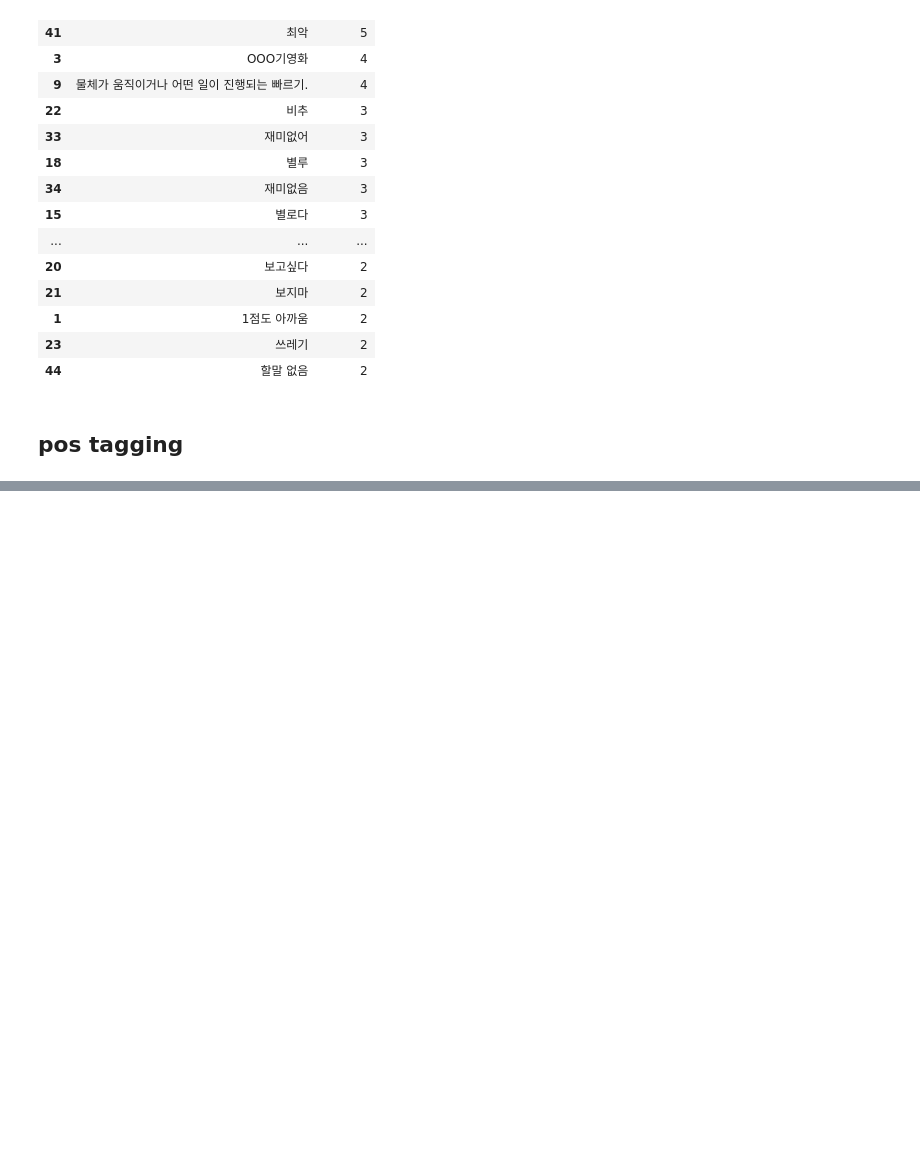
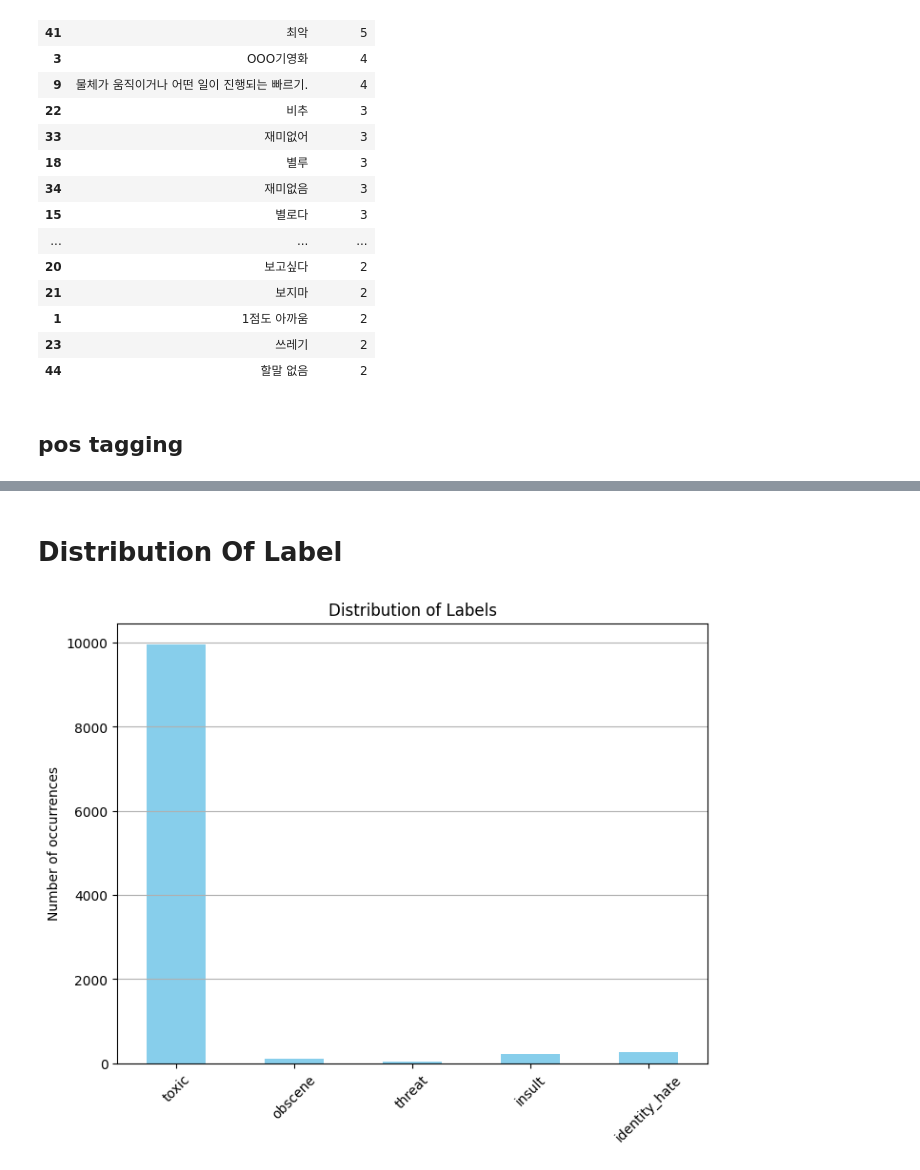
Before and after one commit to yong-again/Sentiment, a Jupyter notebook: temp.ipynb, the cells around one changed output, grey strips where cells are left out. Drawn from its saved outputs; the diff is of its cells as text; code cells hidden in the pictures; blank space fills up the shorter version.

```diff
--- a/temp.ipynb
+++ b/temp.ipynb
@@ -358,0 +354,19 @@ test
+# %% [markdown]
+# Distribution Of Label
+# %%
+import matplotlib.pyplot as plt
+
+# Distribution of labels
+label_cols = ['toxic', 'obscene', 'threat', 'insult', 'identity_hate']
+label_counts = train[label_cols].sum()
+
+plt.figure(figsize=(8, 6))
+label_counts.plot(kind='bar', color='skyblue')
+plt.title('Distribution of Labels')
+plt.ylabel('Number of occurrences')
+plt.xticks(rotation=45)
+plt.grid(axis='y')
+
+plt.show()
+# %% [output]
+[figure, added]
```
Also changed, not shown: parts of 11 cells of this notebook, 1 other file.
